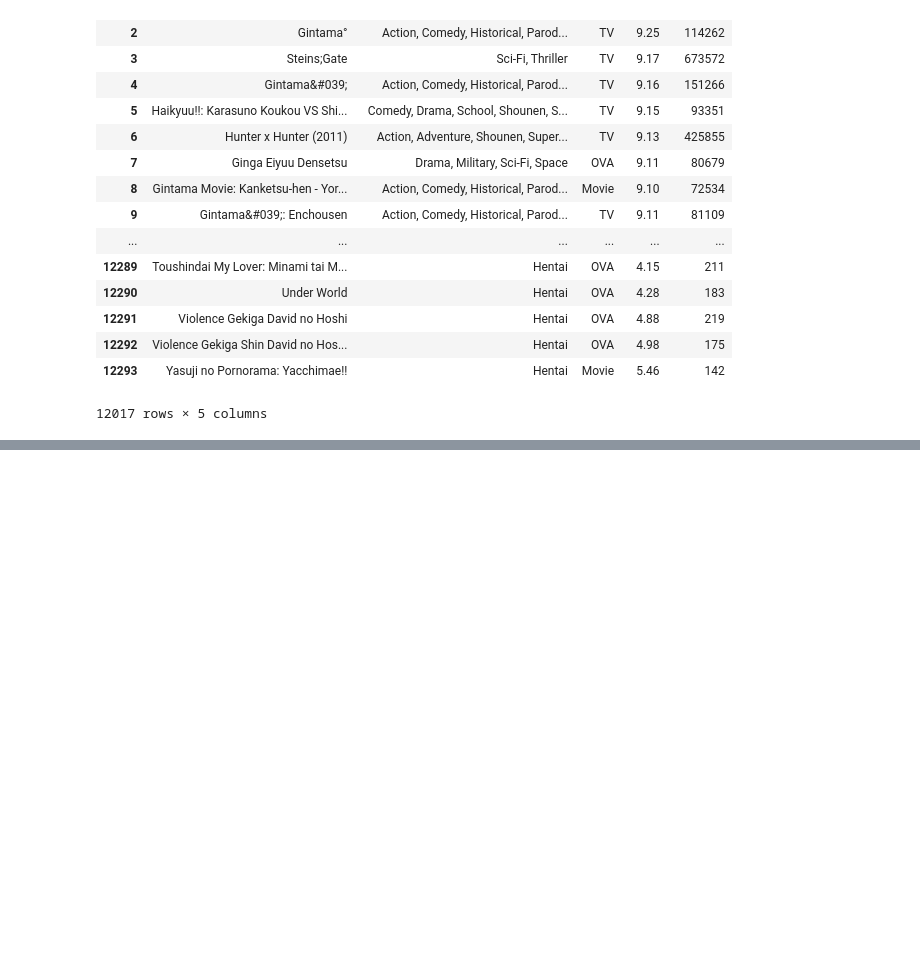
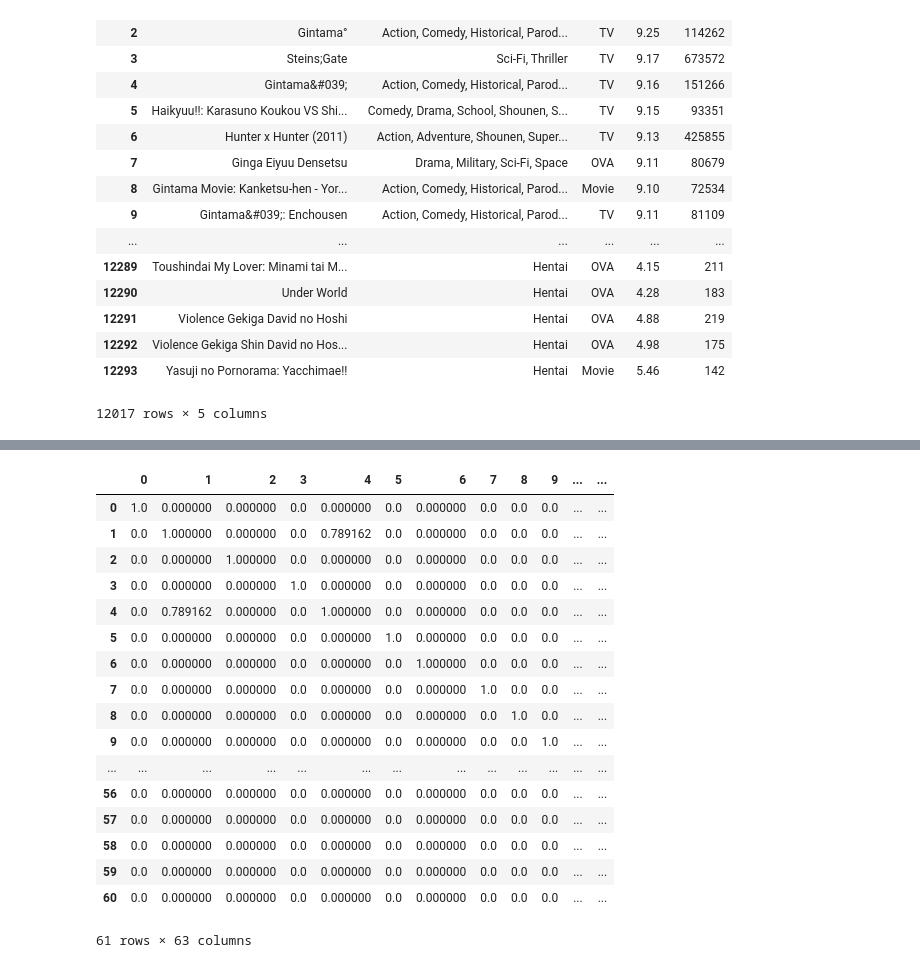
Before and after one commit to nburkhalter/shounen_vocab_list, a Jupyter notebook: Top Shounen Anime Vocab List.ipynb, the cells around one changed output, grey strips where cells are left out. Cells and saved outputs as stored; diff of their text form; code cells hidden in the pictures; blank space fills up the shorter version.

```diff
--- a/Top Shounen Anime Vocab List.ipynb
+++ b/Top Shounen Anime Vocab List.ipynb
@@ -214,0 +146,25 @@ anime_list[:50]
+# %%
+'''The linear correlation between a series rating and members does not suggest that more weight be applied to
+*either* column when determining the overall popularity of an anime. Therefore, equal weight will be applied to both
+in order to conduct our weighted-score for each show. This weighted score will be used to help us determine the true
+popularity of the anime.
+
+We will compute a weighted score based on a 0-100 scale, where 50% of the score is allocated to rating, and 50%
+allocated to members. The general layout of the formula is as follows:
+
+0.50(rating * 10) + 0.50(members/10000)
+
+'''
+
+# Create function to calculate weighted score
+def weighted_score(i, j):
+
+    return ((0.50 * (i *10)) + (0.50 * (j / 10000)))
+
+# Create score column and map the weighted_score function to it
+anime_list['score'] = list(map(weighted_score, anime_list['rating'], anime_list['members']))
+
+# Sort data in descending order by score
+anime_list = anime_list.sort_values('score', ascending=False)
+
+anime_list
@@ -232,0 +237,39 @@ print(cosine_similarity(tfidf))                                # Calculate cosin
+# %%
+'''Now that we have the duplicate franchises identified, we will do the last bit of manipulation on the dataset to
+remove the culprits and identify the top 50 *unique* anime titles.
+
+In the above cell, we computed the cosine similarity of each title against all other titles to create a new DataFrame.
+Frome there, we analyzed the initial output and determined the threshold for duplicates to be around 0.65. We then
+filtered the new DataFrame to show only those values that were above the threshold. Finally, we replaced the NaN values
+that resulted from our filter with 0 in order to perform mathematical operations on the rows.
+
+Here, we will create a new column in our DataFrame called 'totals' that sums the values of each column in the row.
+For values that are greater than 1, it means we have a similar title somewhere in our dataset. If the sums are
+identical, it means we have a match. We will then drop the duplicates to finish our list of the top 50 unique anime
+titles.
+
+'''
+
+# Add new column that calculates row totals
+similarity_df['totals'] = similarity_df.sum()
+
+similarity_df
+# %% [output]
+|  | 0 | 1 | 2 | 3 | 4 | 5 | 6 | 7 | 8 | 9 | ... | ... |
+| 0 | 1.0 | 0.000000 | 0.000000 | 0.0 | 0.000000 | 0.0 | 0.000000 | 0.0 | 0.0 | 0.0 | ... | ... |
+| 1 | 0.0 | 1.000000 | 0.000000 | 0.0 | 0.789162 | 0.0 | 0.000000 | 0.0 | 0.0 | 0.0 | ... | ... |
+| 2 | 0.0 | 0.000000 | 1.000000 | 0.0 | 0.000000 | 0.0 | 0.000000 | 0.0 | 0.0 | 0.0 | ... | ... |
+| 3 | 0.0 | 0.000000 | 0.000000 | 1.0 | 0.000000 | 0.0 | 0.000000 | 0.0 | 0.0 | 0.0 | ... | ... |
+| 4 | 0.0 | 0.789162 | 0.000000 | 0.0 | 1.000000 | 0.0 | 0.000000 | 0.0 | 0.0 | 0.0 | ... | ... |
+| 5 | 0.0 | 0.000000 | 0.000000 | 0.0 | 0.000000 | 1.0 | 0.000000 | 0.0 | 0.0 | 0.0 | ... | ... |
+| 6 | 0.0 | 0.000000 | 0.000000 | 0.0 | 0.000000 | 0.0 | 1.000000 | 0.0 | 0.0 | 0.0 | ... | ... |
+| 7 | 0.0 | 0.000000 | 0.000000 | 0.0 | 0.000000 | 0.0 | 0.000000 | 1.0 | 0.0 | 0.0 | ... | ... |
+| 8 | 0.0 | 0.000000 | 0.000000 | 0.0 | 0.000000 | 0.0 | 0.000000 | 0.0 | 1.0 | 0.0 | ... | ... |
+| 9 | 0.0 | 0.000000 | 0.000000 | 0.0 | 0.000000 | 0.0 | 0.000000 | 0.0 | 0.0 | 1.0 | ... | ... |
+| ... | ... | ... | ... | ... | ... | ... | ... | ... | ... | ... | ... | ... |
+| 56 | 0.0 | 0.000000 | 0.000000 | 0.0 | 0.000000 | 0.0 | 0.000000 | 0.0 | 0.0 | 0.0 | ... | ... |
+| 57 | 0.0 | 0.000000 | 0.000000 | 0.0 | 0.000000 | 0.0 | 0.000000 | 0.0 | 0.0 | 0.0 | ... | ... |
+| 58 | 0.0 | 0.000000 | 0.000000 | 0.0 | 0.000000 | 0.0 | 0.000000 | 0.0 | 0.0 | 0.0 | ... | ... |
+| 59 | 0.0 | 0.000000 | 0.000000 | 0.0 | 0.000000 | 0.0 | 0.000000 | 0.0 | 0.0 | 0.0 | ... | ... |
+| 60 | 0.0 | 0.000000 | 0.000000 | 0.0 | 0.000000 | 0.0 | 0.000000 | 0.0 | 0.0 | 0.0 | ... | ... |
+61 rows × 63 columns
```
Also changed, not shown: parts of 14 cells of this notebook.
